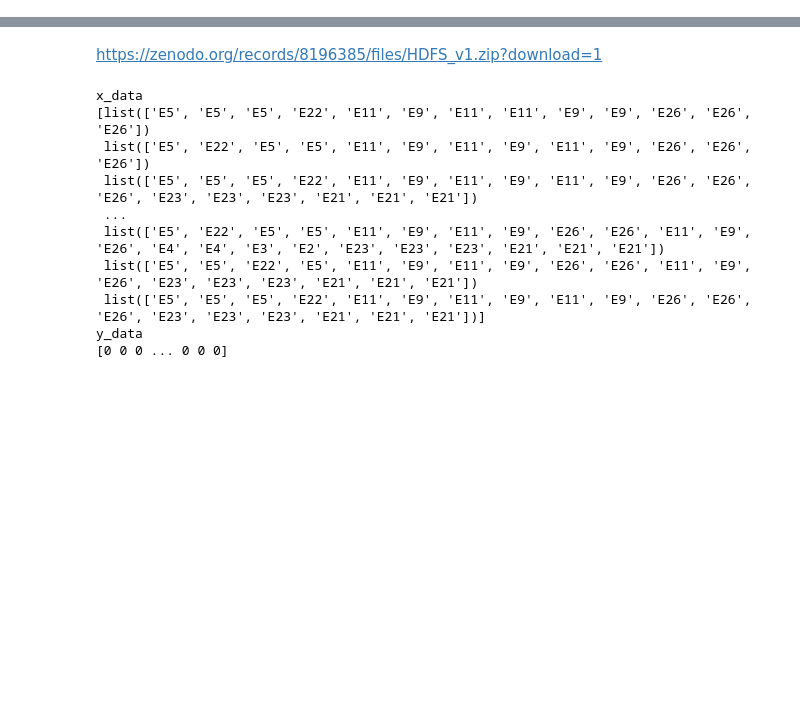
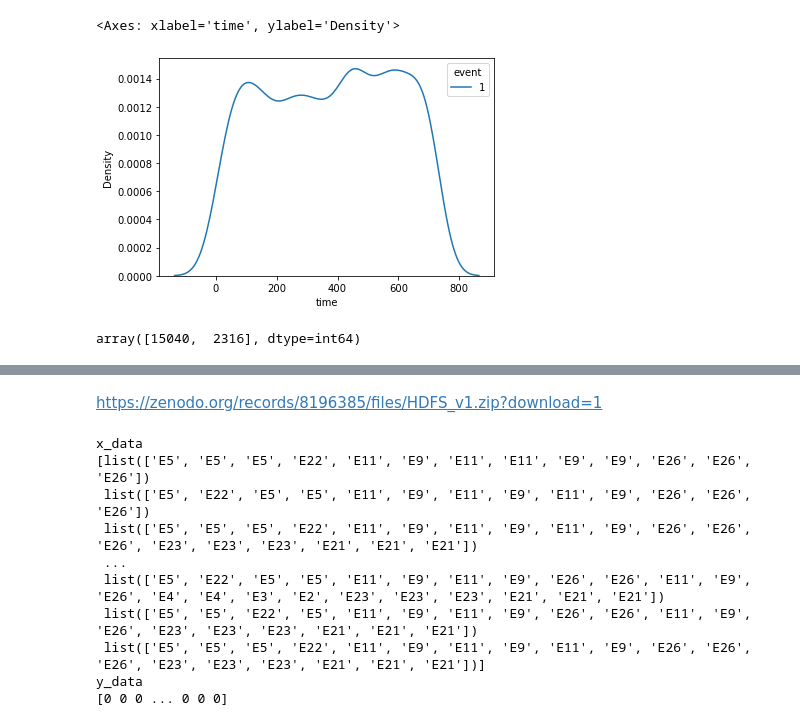
Before and after one commit to iuliivasilev/sys-ttf, a Jupyter notebook: data/HDFS_EDA.ipynb, the cells around one changed output, grey strips where cells are left out. Cells and saved outputs as stored; diff of their text form; code cells hidden in the pictures; blank space fills up the shorter version.

```diff
--- a/data/HDFS_EDA.ipynb
+++ b/data/HDFS_EDA.ipynb
@@ -6,0 +135,9 @@ import seaborn as sns
+# %%
+sns.kdeplot(df[df["event"] == 1], x="time", hue="event")
+# %% [output]
+<Axes: xlabel='time', ylabel='Density'>
+[figure, added]
+# %%
+np.bincount(events)
+# %% [output]
+array([15040,  2316], dtype=int64)
```
Also changed, not shown: parts of 15 cells of this notebook.
